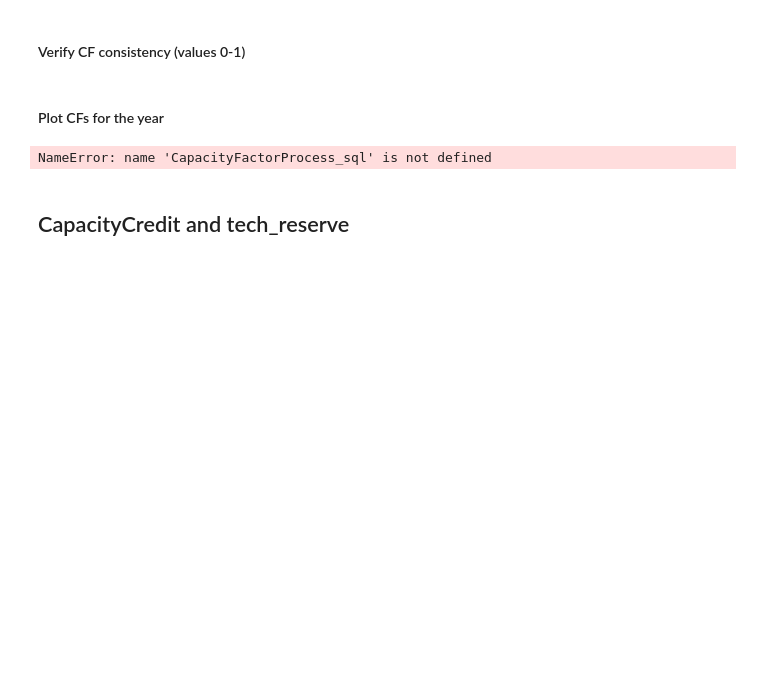
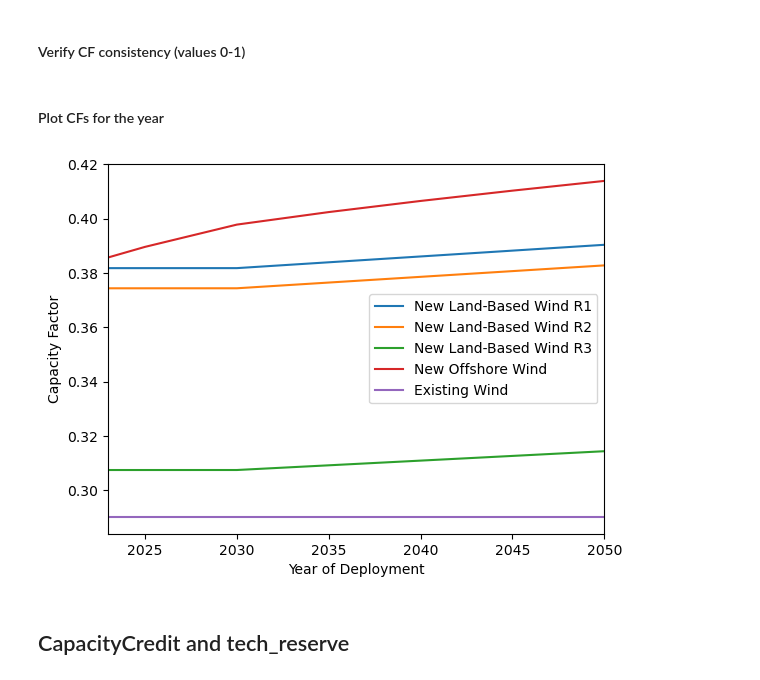
Before and after one commit to vaduraes/TemoaHurricane_V2, a Jupyter notebook: CreateDB_NC/Excel2Sql.ipynb, the cells around one changed output. Cells and saved outputs as stored; diff of their text form; code cells hidden in the pictures; blank space fills up the shorter version.

Commit message:
differ CF tech vs process

```diff
--- a/CreateDB_NC/Excel2Sql.ipynb
+++ b/CreateDB_NC/Excel2Sql.ipynb
@@ -2309,7 +2340,7 @@ SampleSitesR1_LatLong_WindTurbines=np.array([[34.87559429,-76.55272727],[34.1505
 SampleSitesR2_LatLong_WindTurbines=np.array([[35.72451193,-76.81333333],[35.65943601,-76.34666667],[35.06973059,-77.32848485]])
 SampleSitesR3_LatLong_WindTurbines=np.array([[35.23644252,-79.94666667],[36.29392625,-78.73333333],[35.0791757,-83.65333333]])
 SampleSitesR4_LatLong_WindTurbines=np.array([[34.2494577,-76.54666667],[35.4208243,-75.12],[36.29392625,-75.21333333]]) #offshore
-
+SampleSitesR4_LatLong_WindTurbines=np.array([[36.31,-76.42]])
 
 LatLongRegions_Dir={"R1":SampleSitesR1_LatLong_WindTurbines,
                     "R2":SampleSitesR2_LatLong_WindTurbines,
@@ -2683,47 +2707,47 @@ if np.sum(CapacityFactorProcess_sql["cf_process"]>=1)>0:
 #### Plot  CFs for the year
 # %%
 ##Dir with things we want to plot
-Techs={"Utility Solar": ["PV-UTILITY_NEW","R1"],
-       "Commericial Solar": ["PV-COMMERCIAL_NEW","R1"],
-       "Residential Solar": ["PV-RESIDENTIAL_NEW","R1"],
-       "Existing Solar": ["SUN_PV_EXISTING","R3"],}
+# Techs={"Utility Solar": ["PV-UTILITY_NEW","R1"],
+#        "Commericial Solar": ["PV-COMMERCIAL_NEW","R1"],
+#        "Residential Solar": ["PV-RESIDENTIAL_NEW","R1"],
+#        "Existing Solar": ["SUN_PV_EXISTING","R3"],}
 
 
-# Techs={"New Land-Based Wind R1": ["WIND-LAND-C8_NEW","R1"],
-#        "New Land-Based Wind R2": ["WIND-LAND-C8_NEW","R2"],
-#        "New Land-Based Wind R3": ["WIND-LAND-C8_NEW","R3"],
-#        "New Offshore Wind": ["WIND-OFFSHORE-C6_NEW","R1"],
-#        "Existing Wind": ["WND_WT_EXISTING","R2"],}
+Techs={"New Land-Based Wind R1": ["WIND-LAND-C8_NEW","R1"],
+       "New Land-Based Wind R2": ["WIND-LAND-C8_NEW","R2"],
+       "New Land-Based Wind R3": ["WIND-LAND-C8_NEW","R3"],
+       "New Offshore Wind": ["WIND-OFFSHORE-C6_NEW","R1"],
+       "Existing Wind": ["WND_WT_EXISTING","R2"],}
 
 
 def PlotCFsYear(Techs,FileName="Wind",CapacityFactorProcess_sql=CapacityFactorProcess_sql):
        #We are not accounting for seasosn with different lenghts, as this is a simple plot. But on the other parts of the code we are accounting for it
 
        AverageCFs=CapacityFactorProcess_sql.groupby(["tech","vintage","regions"])[["cf_process"]].mean().reset_index()
 
        for TechName in Techs:
               TechCode=Techs[TechName][0]
               Region=Techs[TechName][1]
 
               df=AverageCFs[(AverageCFs["tech"]==TechCode)*(AverageCFs["regions"]==Region)]
 
               if TechCode.find("_EXISTING")==-1:
                      vintages=df["vintage"]
                      plt.plot(vintages,df["cf_process"],label=TechName)
 
               if TechCode.find("_EXISTING")!=-1:
                      plt.plot(vintages,[df["cf_process"].values[0]]*len(vintages),label=TechName)
 
 
        plt.xlim(2023,2050)
        plt.xlabel("Year of Deployment")
        plt.ylabel("Capacity Factor")
        plt.legend()
        plt.savefig("OutputData/Figures/CapacityFactor"+FileName+".png",dpi=600,bbox_inches='tight')
 
 PlotCFsYear(Techs,"Solar")
 # %% [output]
-NameError: name 'CapacityFactorProcess_sql' is not defined
+[figure, added]
 # %% [markdown]
 ## CapacityCredit and tech_reserve
 # %%
```
Also changed, not shown: parts of 10 cells of this notebook, 2 other files.
